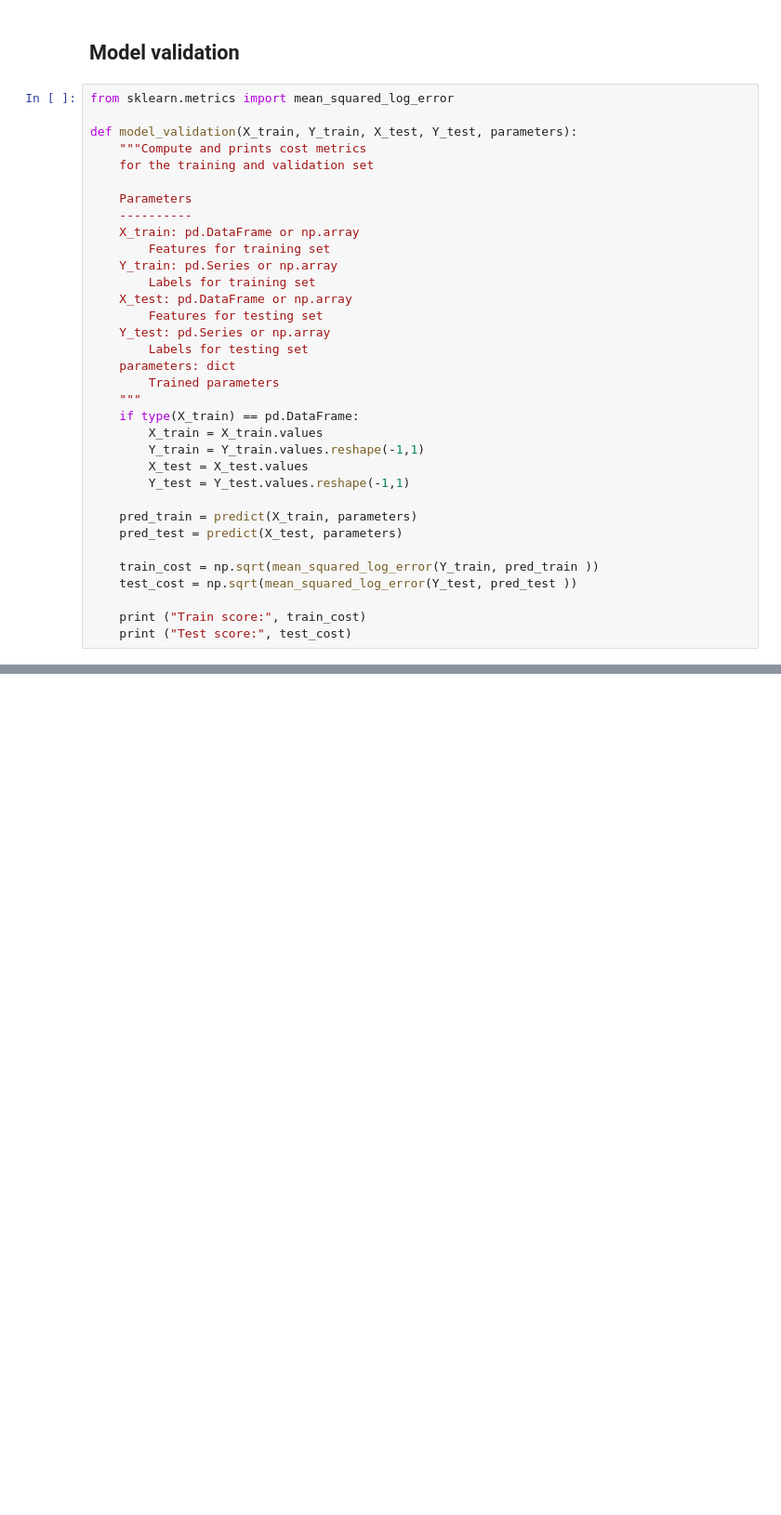
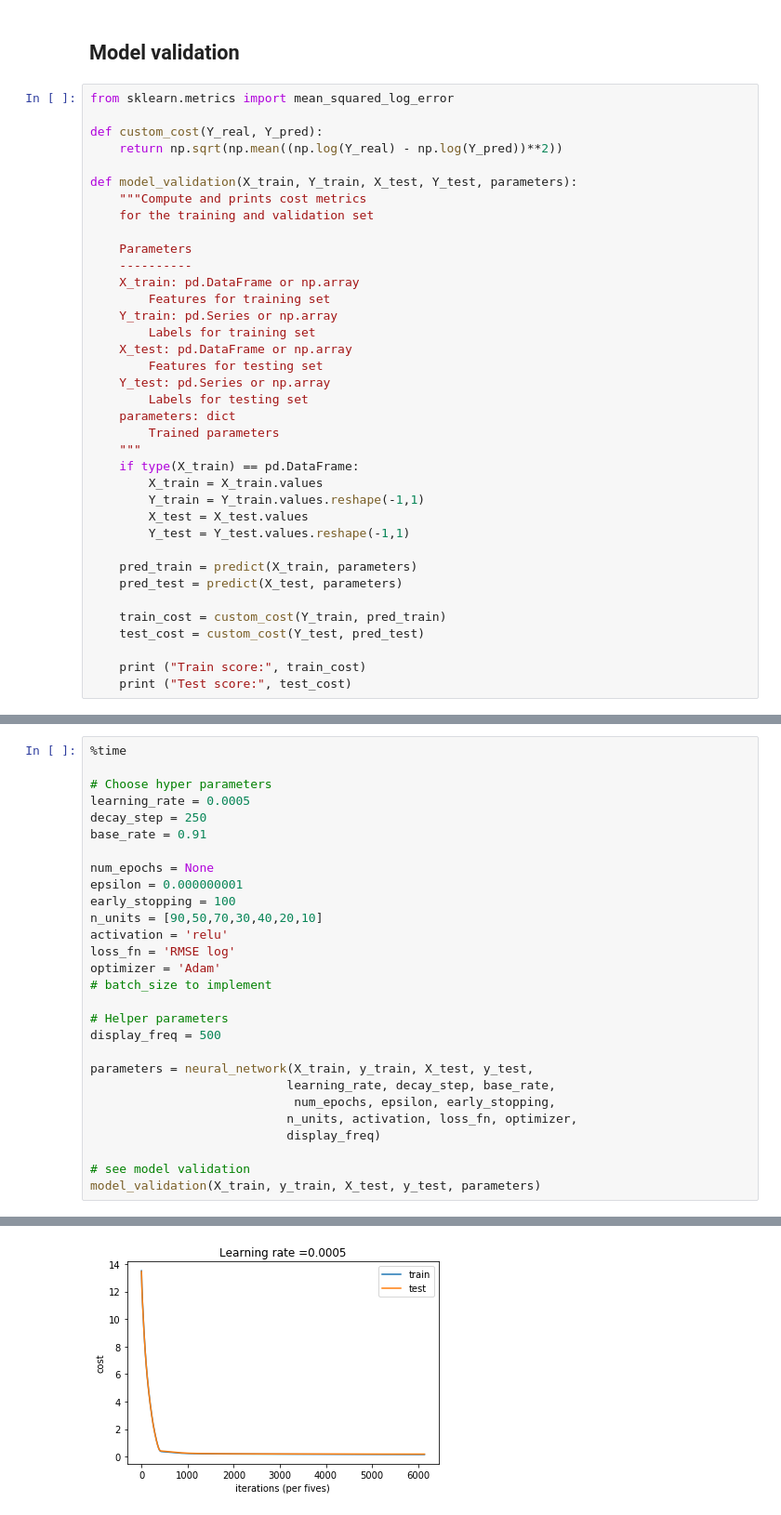
Before and after one commit to Nathanlauga/creating-nn-tensorflow-1_15, a Jupyter notebook: Creating-NN-tensorflow-1_15.ipynb, the cells around one changed output, grey strips where cells are left out. Shown at 93% size. Cells and saved outputs as stored; diff of their text form; blank space fills up the shorter version.

```diff
--- a/Creating-NN-tensorflow-1_15.ipynb
+++ b/Creating-NN-tensorflow-1_15.ipynb
@@ -725,6 +861,9 @@ array([[163747.56],
 ## Model validation
 # %%
 from sklearn.metrics import mean_squared_log_error
+
+def custom_cost(Y_real, Y_pred):
+    return np.sqrt(np.mean((np.log(Y_real) - np.log(Y_pred))**2))
 
 def model_validation(X_train, Y_train, X_test, Y_test, parameters):
     """Compute and prints cost metrics
@@ -752,8 +891,8 @@ def model_validation(X_train, Y_train, X_test, Y_test, parameters):
     pred_train = predict(X_train, parameters)
     pred_test = predict(X_test, parameters)
 
-    train_cost = np.sqrt(mean_squared_log_error(Y_train, pred_train ))
-    test_cost = np.sqrt(mean_squared_log_error(Y_test, pred_test ))
+    train_cost = custom_cost(Y_train, pred_train)
+    test_cost = custom_cost(Y_test, pred_test)
 
     print ("Train score:", train_cost)
     print ("Test score:", test_cost)
@@ -764,0 +906,29 @@ Test score: 0.35267985293589066
+# %%
+%time
+
+# Choose hyper parameters
+learning_rate = 0.0005
+decay_step = 250
+base_rate = 0.91
+
+num_epochs = None
+epsilon = 0.000000001
+early_stopping = 100
+n_units = [90,50,70,30,40,20,10]
+activation = 'relu'
+loss_fn = 'RMSE log'
+optimizer = 'Adam'
+# batch_size to implement
+
+# Helper parameters
+display_freq = 500
+
+parameters = neural_network(X_train, y_train, X_test, y_test,
+                           learning_rate, decay_step, base_rate,
+                            num_epochs, epsilon, early_stopping,
+                           n_units, activation, loss_fn, optimizer,
+                           display_freq)
+
+# see model validation
+model_validation(X_train, y_train, X_test, y_test, parameters)
+# %% [output]
@@ -764,0 +951 @@ Test score: 0.35267985293589066
+[figure, added]
```
Also changed, not shown: parts of 28 cells of this notebook.
